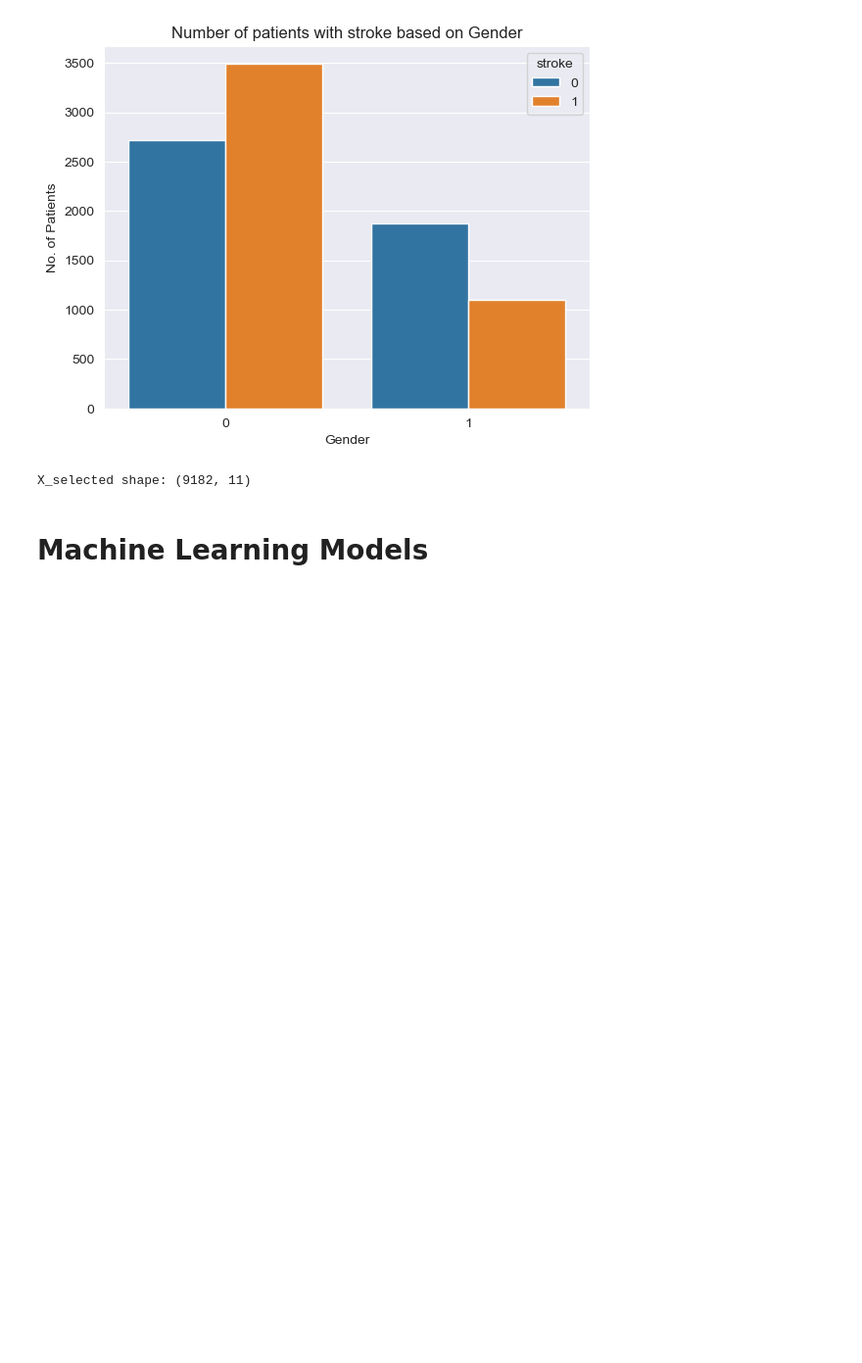
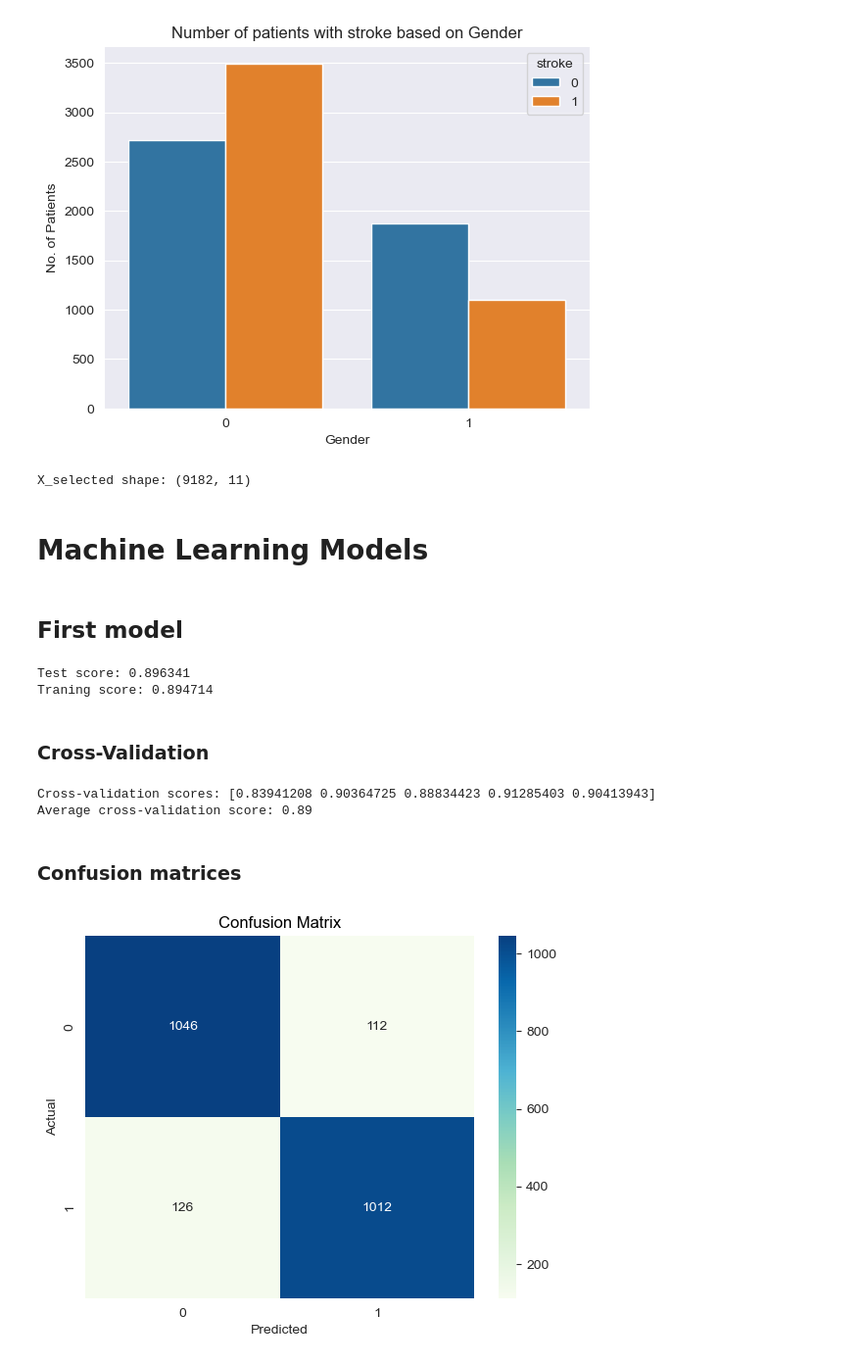
Before and after one commit to maninder56/Predicting-Risk-of-Stroke-using-Machine-Learning, a Jupyter notebook: stroke_prediction.ipynb, the cells around one changed output. Shown: that part at 98% size. Cells and saved outputs as stored; diff of their text form; code cells hidden in the pictures; blank space fills up the shorter version.

Commit message:
Version 13 - added new model, cross-validation

```diff
--- a/stroke_prediction.ipynb
+++ b/stroke_prediction.ipynb
@@ -369,3 +369,44 @@ print("X_selected shape: {}".format(X_selected.shape))
 X_selected shape: (9182, 11)
 # %% [markdown]
 # Machine Learning Models
+# %%
+# Splitting dataset into testing and training
+from sklearn.model_selection import train_test_split
+X_train, X_test, y_train, y_test = train_test_split(X_selected, y_res , random_state=0)
+# %% [markdown]
+## First model
+# %%
+# LogisticRegression
+from sklearn.linear_model import LogisticRegression
+LogReg = LogisticRegression(max_iter=10000).fit(x_train, y_train)
+
+print("Test score: {0:.6f}".format(LogReg.score(x_test,y_test)))
+print("Traning score: {0:.6f}".format(LogReg.score(x_train,y_train)))
+# %% [output]
+Test score: 0.896341
+Traning score: 0.894714
+# %% [markdown]
+### Cross-Validation
+# %%
+from sklearn.model_selection import cross_val_score
+scores = cross_val_score(LogReg, X_selected, y_res, cv=5)
+print("Cross-validation scores: {}".format(scores))
+
+# Average score
+print("Average cross-validation score: {:.2f}".format(scores.mean()))
+# %% [output]
+Cross-validation scores: [0.83941208 0.90364725 0.88834423 0.91285403 0.90413943]
+Average cross-validation score: 0.89
+# %% [markdown]
+### Confusion matrices
+# %%
+from sklearn.metrics import confusion_matrix
+pred_logreg = LogReg.predict(X_test)
+confusion = confusion_matrix(y_test, pred_logreg)
+sns.heatmap(confusion,annot=True,cmap='GnBu',fmt = 'd')
+plt.title('Confusion Matrix',color='black')
+plt.xlabel('Predicted')
+plt.ylabel('Actual')
+plt.show()
+# %% [output]
+[figure, added]
```
